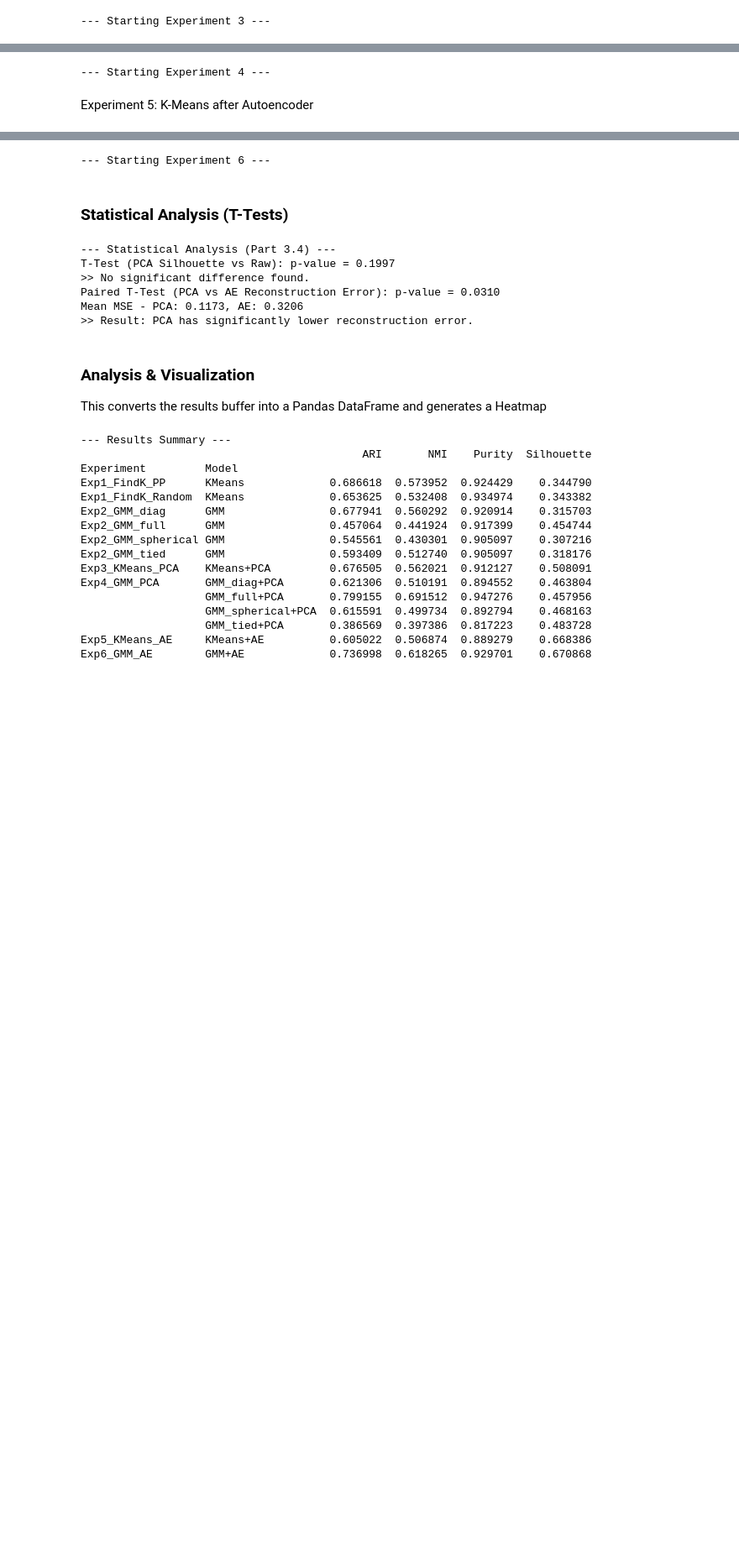
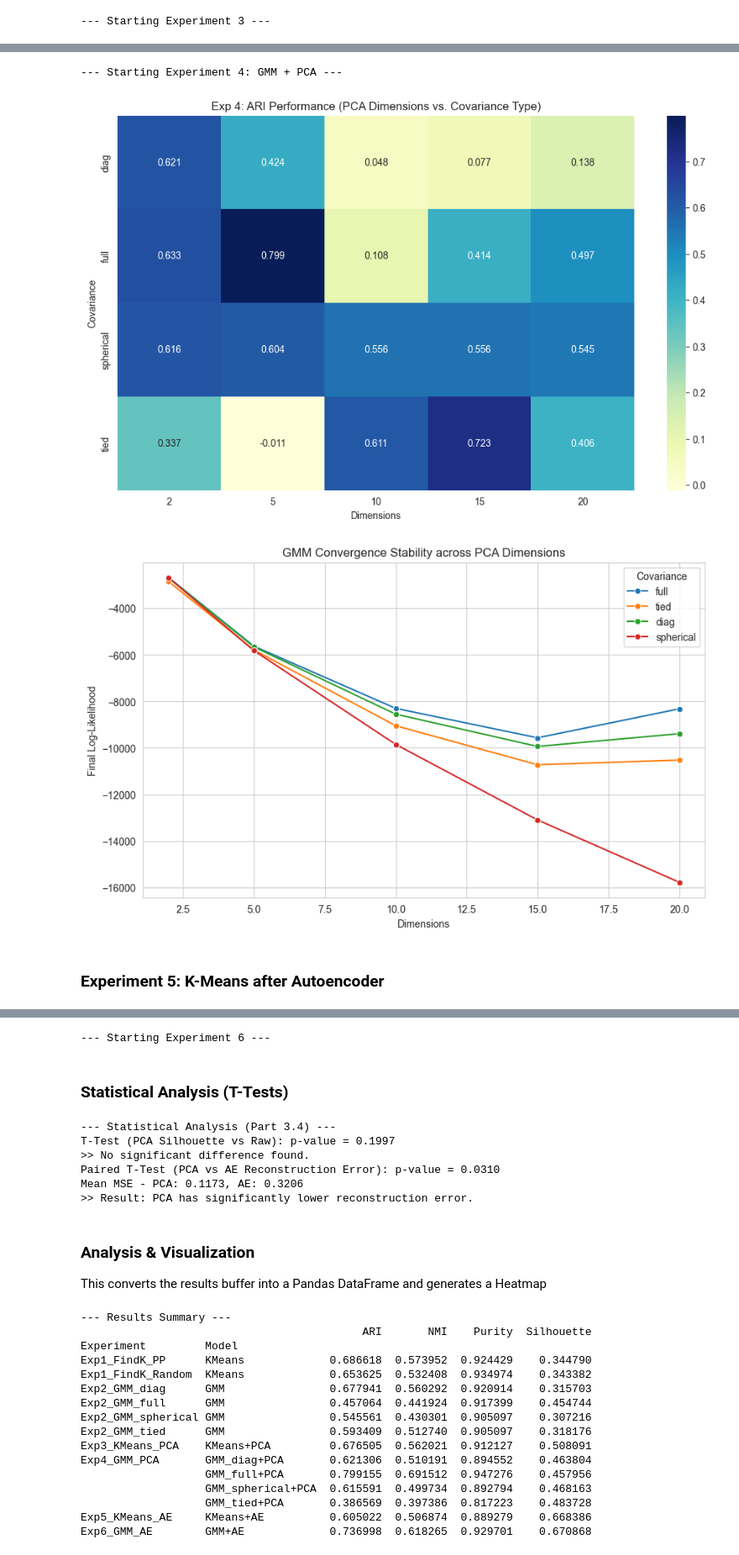
Before and after one commit to AbdelrahmanAmr2205/PCA_AutoEncoder_kmeans_GMM, a Jupyter notebook: lab4.ipynb, the cells around one changed output, grey strips where cells are left out. Shown at 84% size. Saved outputs shown, nothing was run; the diff lists cells and outputs as text; code cells hidden in the pictures; blank space fills up the shorter version.

```diff
--- a/lab4.ipynb
+++ b/lab4.ipynb
@@ -248,30 +377,59 @@ Experiment 4: GMM after PCA
 # %%
-print("--- Starting Experiment 4 ---")
-# Using same pca_components list [2, 5, 10, 15, 20]
-# Using all covariance types
+print("--- Starting Experiment 4: GMM + PCA ---")
+
+exp4_results = []
+cov_types = ['full', 'tied', 'diag', 'spherical']
+pca_components = [2, 5, 10, 15, 20]
 
 for n_comp in pca_components:
     # Reduce once per dimension setting
     pca = PCA_Scratch(n_components=n_comp)
-    pca.fit(X)
-    X_pca = pca.transform(X)
+    X_pca = pca.fit(X).transform(X)
 
     for cov in cov_types:
-        start_time = time.time()
-        gmm = GMM_Scratch(n_components=GLOBAL_GMM_COMPONENTS, cov_type=cov) # k=2
         try:
+            # For Statistical Validation, you could wrap this in a 5-run loop
+            start_time = time.time()
+            gmm = GMM_Scratch(n_components=GLOBAL_GMM_COMPONENTS, cov_type=cov)
             gmm.fit(X_pca)
             labels = gmm.predict(X_pca)
             elapsed = time.time() - start_time
 
-            run_evaluation("Exp4_GMM_PCA", f"GMM_{cov}+PCA", X_pca, labels, y_true, elapsed,
-                           extra_params={'dims': n_comp, 'cov_type': cov})
-        except:
-            print(f"Exp4 Fail: {n_comp} {cov}")
+            # Evaluate
+            metrics = run_evaluation("Exp4_GMM_PCA", f"GMM_{cov}", X_pca, labels, y_true, elapsed)
+
+            # Store data for specific Exp 4 analysis
+            exp4_results.append({
+                'Dimensions': n_comp,
+                'Covariance': cov,
+                'ARI': metrics['ARI'],
+                'LogLikelihood': gmm.log_likelihood_history[-1]
+            })
+
+        except Exception as e:
+            print(f"Exp4 Fail at Dim={n_comp}, Cov={cov}: {e}")
+
+# Convert to DataFrame for analysis
+df_exp4 = pd.DataFrame(exp4_results)
 # %% [output]
---- Starting Experiment 4 ---
+--- Starting Experiment 4: GMM + PCA ---
+# %%
+plt.figure(figsize=(12, 7))
+pivot_exp4 = df_exp4.pivot(index="Covariance", columns="Dimensions", values="ARI")
+sns.heatmap(pivot_exp4, annot=True, cmap="YlGnBu", fmt=".3f")
+plt.title("Exp 4: ARI Performance (PCA Dimensions vs. Covariance Type)")
+plt.show()
+
+plt.figure(figsize=(10, 6))
+sns.lineplot(data=df_exp4, x='Dimensions', y='LogLikelihood', hue='Covariance', marker='o')
+plt.title("GMM Convergence Stability across PCA Dimensions")
+plt.ylabel("Final Log-Likelihood")
+plt.show()
+# %% [output]
+[figure, added]
+[figure, added]
 # %% [markdown]
-Experiment 5: K-Means after Autoencoder
+### Experiment 5: K-Means after Autoencoder
 # %%
 print("--- Starting Experiment 5 ---")
 
```
Also changed, not shown: parts of 12 cells of this notebook.
